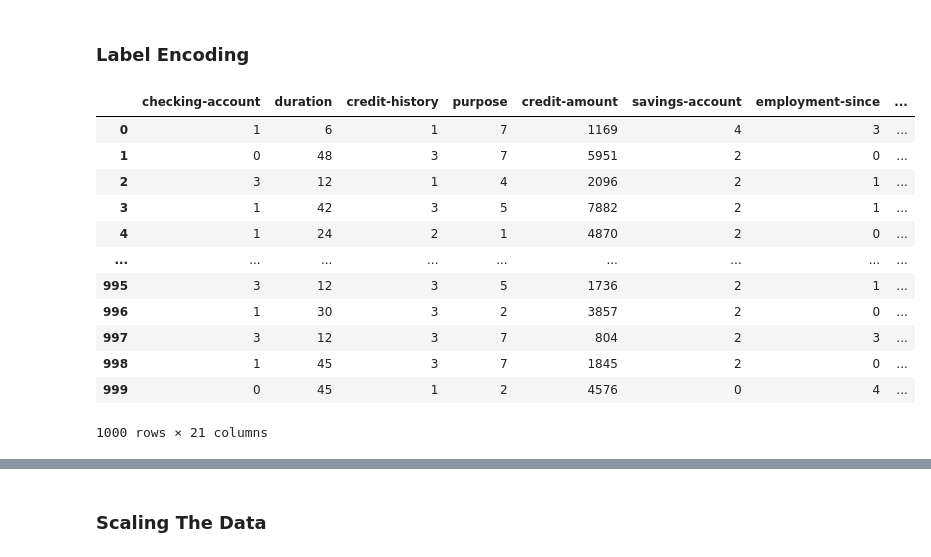
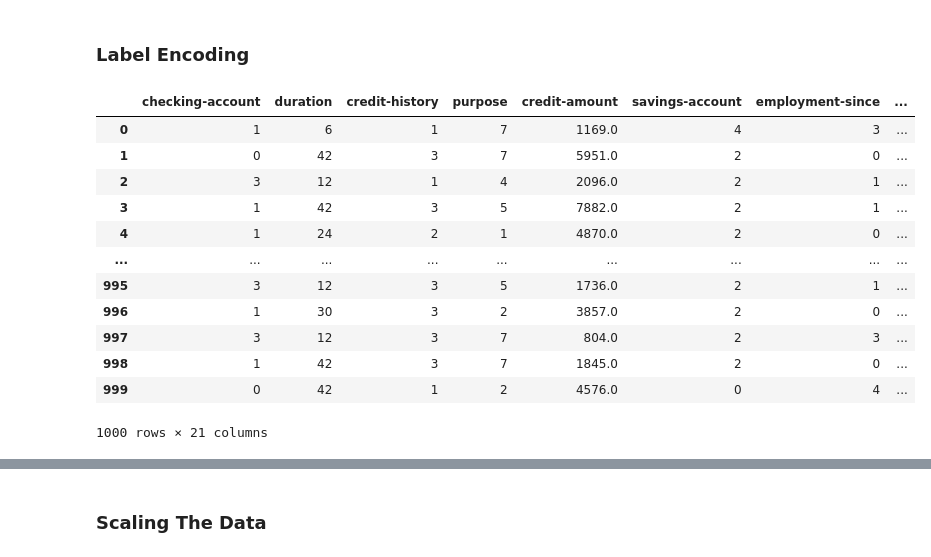
Before and after one commit to TriK16-UIT/Datasets-Analysis, a Jupyter notebook: German credit datatset/German-Credit-Analysis.ipynb, the cells around one changed output, grey strips where cells are left out. Drawn from its saved outputs; the diff is of its cells as text; code cells hidden in the pictures.

```diff
--- a/German credit datatset/German-Credit-Analysis.ipynb
+++ b/German credit datatset/German-Credit-Analysis.ipynb
@@ -205,6 +202,0 @@ print(numerical_columns)
-# %%
-ordinal_encoder = OrdinalEncoder()
-German_data['checking-account'] = ordinal_encoder.fit_transform(German_data['checking-account'].values.reshape(-1, 1))
-German_data['savings-account'] = ordinal_encoder.fit_transform(German_data['savings-account'].values.reshape(-1, 1))
-German_data['employment-since'] = ordinal_encoder.fit_transform(German_data['employment-since'].values.reshape(-1, 1))
-already = ['checking_account', 'savings_account', 'employment_since']
@@ -210,0 +205,15 @@ already = ['checking_account', 'savings_account', 'employment_since']
+# %%
+def outlier_thresholds(column):
+    sorted(column)
+    Q1 = np.quantile(column, 0.25)
+    Q3 = np.quantile(column, 0.75)
+    IQR = Q3-Q1
+    lower_bound = Q1-(1.5*IQR)
+    upper_bound = Q3+(1.5*IQR)
+    return lower_bound, upper_bound
+# %%
+outliers_column = ['age', 'credit-amount', 'duration']
+for i in outliers_column:
+    lowerbound, upperbound = outlier_thresholds(German_data[i])
+    German_data[i].loc[(German_data[i] < lowerbound)] = lowerbound
+    German_data[i].loc[(German_data[i] > upperbound)] = upperbound
@@ -213,22 +239,21 @@ already = ['checking_account', 'savings_account', 'employment_since']
 # %%
 label_encoder = LabelEncoder()
 for i in categorical_columns:
-    if i not in already:
-        German_data[i] = label_encoder.fit_transform(German_data[i])
+    German_data[i] = label_encoder.fit_transform(German_data[i])
 German_data
 # %% [output]
 |  | checking-account | duration | credit-history | purpose | credit-amount | savings-account | employment-since | ... |
-| 0 | 1 | 6 | 1 | 7 | 1169 | 4 | 3 | ... |
-| 1 | 0 | 48 | 3 | 7 | 5951 | 2 | 0 | ... |
-| 2 | 3 | 12 | 1 | 4 | 2096 | 2 | 1 | ... |
-| 3 | 1 | 42 | 3 | 5 | 7882 | 2 | 1 | ... |
-| 4 | 1 | 24 | 2 | 1 | 4870 | 2 | 0 | ... |
+| 0 | 1 | 6 | 1 | 7 | 1169.0 | 4 | 3 | ... |
+| 1 | 0 | 42 | 3 | 7 | 5951.0 | 2 | 0 | ... |
+| 2 | 3 | 12 | 1 | 4 | 2096.0 | 2 | 1 | ... |
+| 3 | 1 | 42 | 3 | 5 | 7882.0 | 2 | 1 | ... |
+| 4 | 1 | 24 | 2 | 1 | 4870.0 | 2 | 0 | ... |
 | ... | ... | ... | ... | ... | ... | ... | ... | ... |
-| 995 | 3 | 12 | 3 | 5 | 1736 | 2 | 1 | ... |
-| 996 | 1 | 30 | 3 | 2 | 3857 | 2 | 0 | ... |
-| 997 | 3 | 12 | 3 | 7 | 804 | 2 | 3 | ... |
-| 998 | 1 | 45 | 3 | 7 | 1845 | 2 | 0 | ... |
-| 999 | 0 | 45 | 1 | 2 | 4576 | 0 | 4 | ... |
+| 995 | 3 | 12 | 3 | 5 | 1736.0 | 2 | 1 | ... |
+| 996 | 1 | 30 | 3 | 2 | 3857.0 | 2 | 0 | ... |
+| 997 | 3 | 12 | 3 | 7 | 804.0 | 2 | 3 | ... |
+| 998 | 1 | 42 | 3 | 7 | 1845.0 | 2 | 0 | ... |
+| 999 | 0 | 42 | 1 | 2 | 4576.0 | 0 | 4 | ... |
 1000 rows × 21 columns
 # %%
 German_data.describe().T
```
Also changed, not shown: parts of 13 cells of this notebook, 4 other files.
